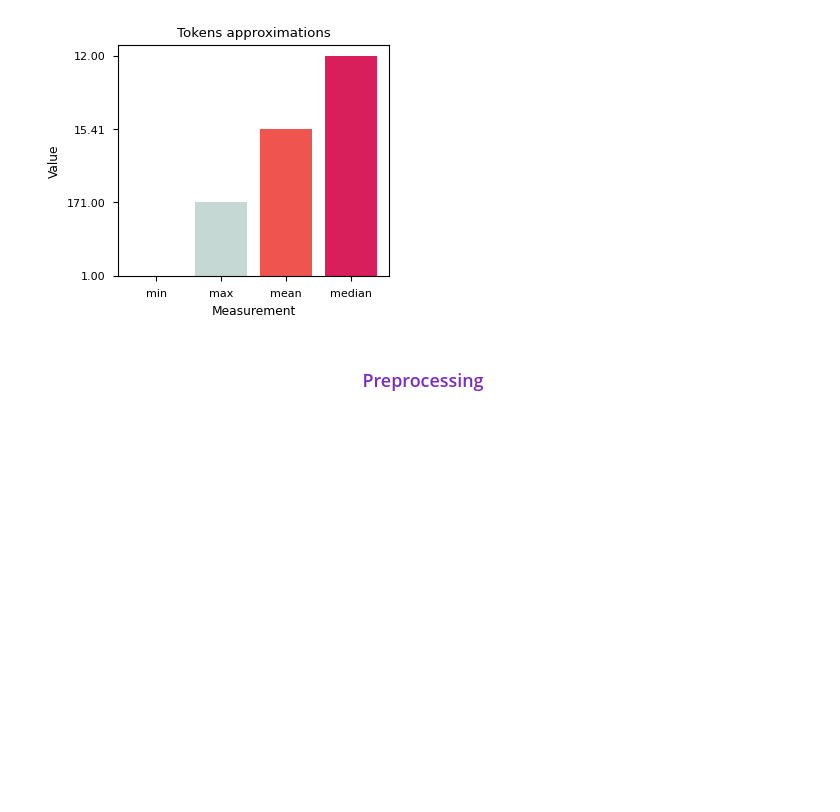
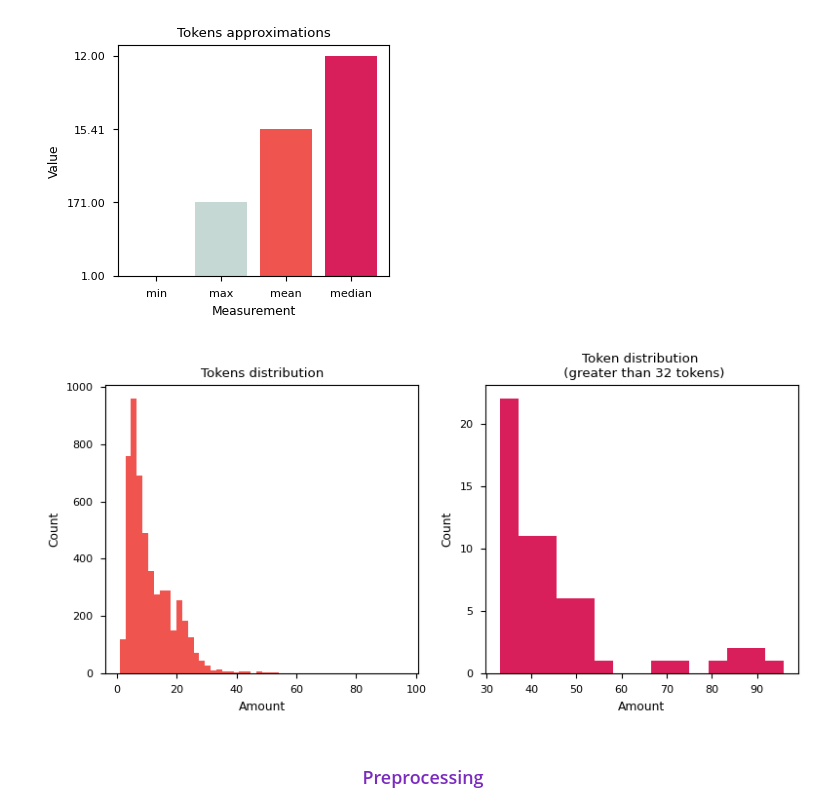
Before and after one commit to naomilago/spam_classification, a Jupyter notebook: spam_classification.ipynb, the cells around one changed output. Saved outputs shown, nothing was run; the diff lists cells and outputs as text; code cells hidden in the pictures; blank space fills up the shorter version.

```diff
--- a/spam_classification.ipynb
+++ b/spam_classification.ipynb
@@ -157,6 +157,31 @@ plt.ylabel('Value')
 plt.show()
 # %% [output]
 [figure]
+# %%
+aux = df.copy(deep=True)
+aux['tl'] = aux.tokens.apply(lambda x: len(x))
+aux = aux.tl.tolist()
+
+fig, (ax1, ax2) = plt.subplots(1, 2, figsize=(8, 4))
+ax1.hist(aux, bins=50, color='#f0544f')
+ax1.set_title('Tokens distribution')
+ax1.set_xlabel('Amount')
+ax1.set_ylabel('Count')
+
+aux2 = df.copy(deep=True)
+aux2['tl'] = aux2.tokens.apply(lambda x: len(x))
+aux2 = aux2.query('tl > 32')
+aux2 = aux2.tl.tolist()
+
+ax2.hist(aux2, bins=15, color='#d81e5b')
+ax2.set_title('Token distribution \n (greater than 32 tokens)')
+ax2.set_xlabel('Amount')
+ax2.set_ylabel('Count')
+
+plt.tight_layout()
+plt.show()
+# %% [output]
+[figure, added]
 # %% [markdown]
 <h3 style='color: #7b2cbf; text-align: center;'> Preprocessing </h3>
 # %% [markdown]
```
Also changed, not shown: parts of 8 cells of this notebook, 1 other file.
